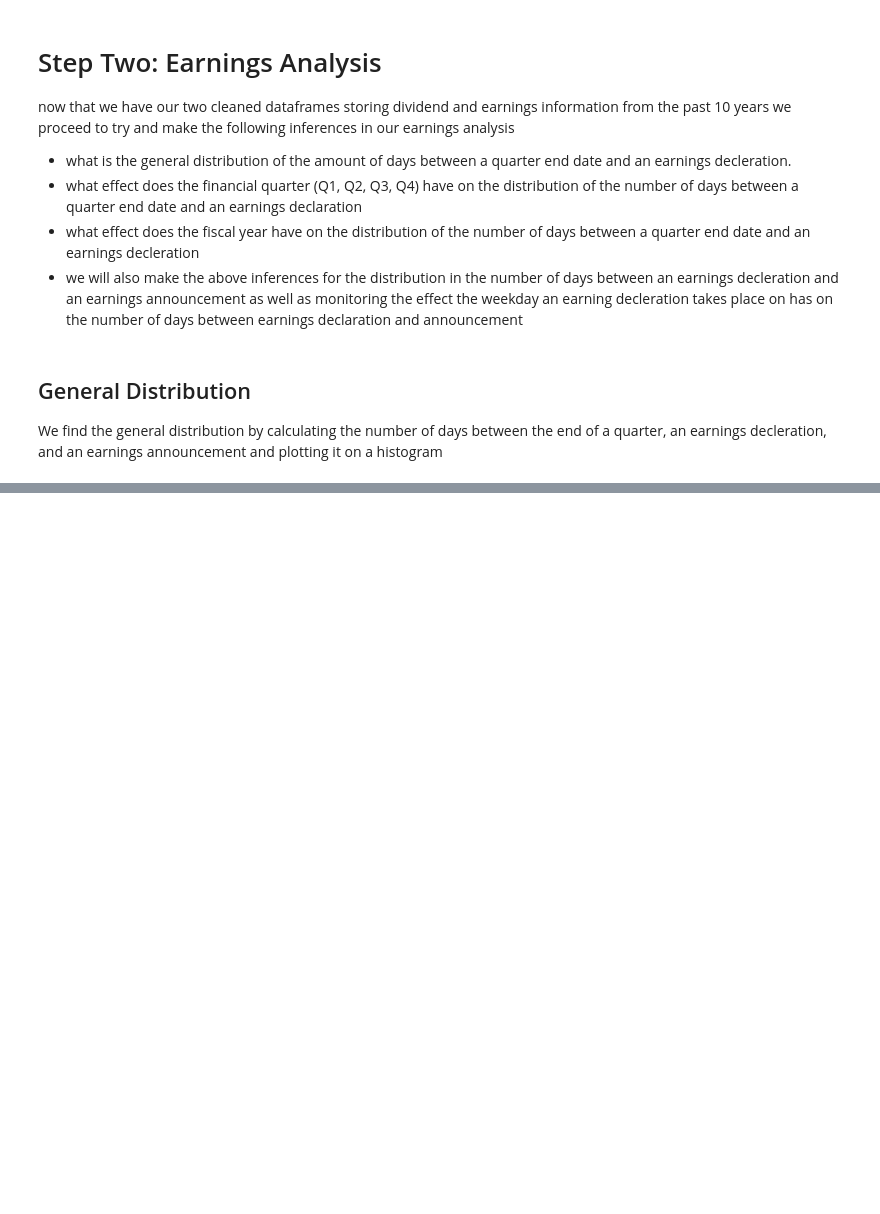
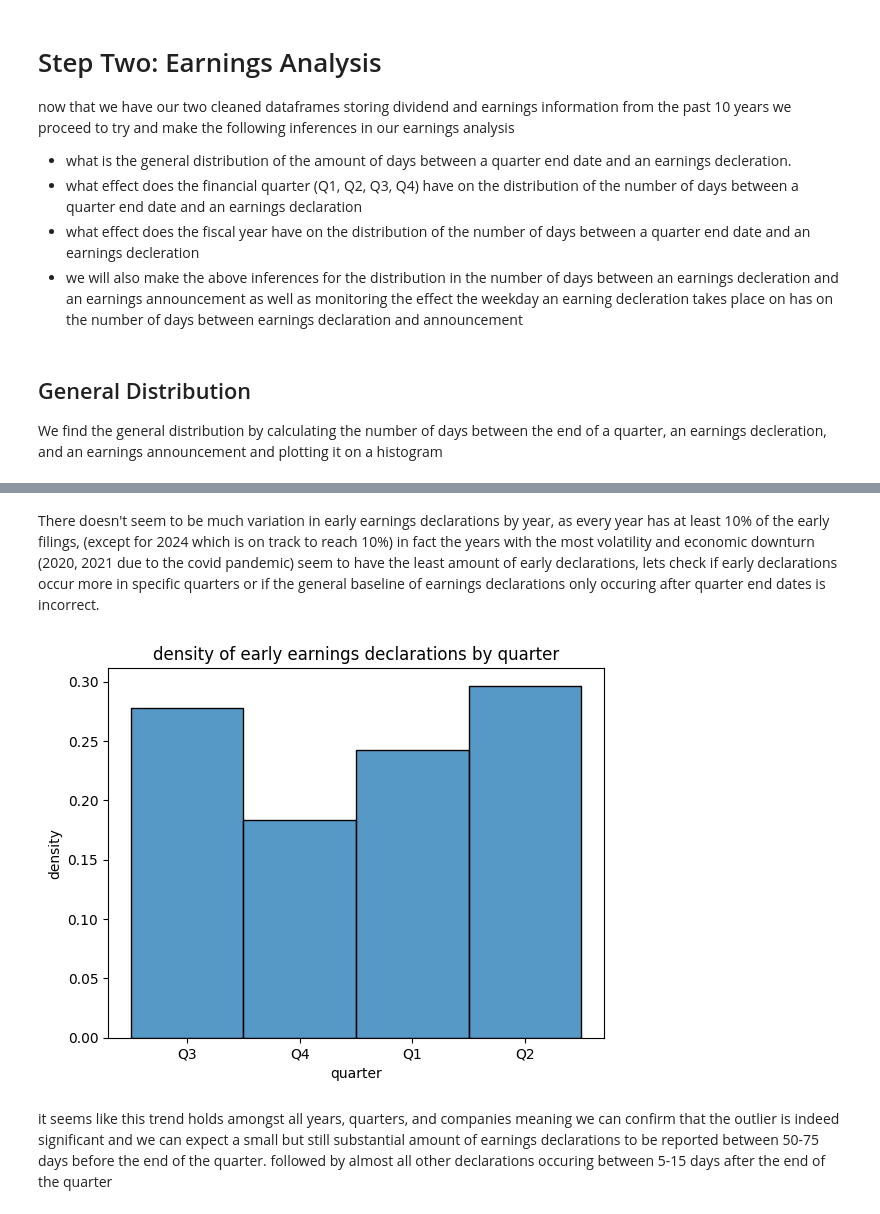
Before and after one commit to Barak-Horowitz/Walleye-Capital-Case-Study, a Jupyter notebook: dividendPrediction.ipynb, the cells around one changed output, grey strips where cells are left out. Drawn from its saved outputs; the diff is of its cells as text; code cells hidden in the pictures; blank space fills up the shorter version.

```diff
--- a/dividendPrediction.ipynb
+++ b/dividendPrediction.ipynb
@@ -245,0 +306,13 @@ plt.show()
+# %% [markdown]
+There doesn't seem to be much variation in early earnings declarations by year, as every year has at least 10% of the early filings, (except for 2024 which is on track to reach 10%) in fact the years with the most volatility and economic downturn (2020, 2021 due to the covid pandemic) seem to have the least amount of early declarations, lets check if early declarations occur more in specific quarters or if the general baseline of earnings declarations only occuring after quarter end dates is incorrect.
+# %%
+num_bins = 4
+sns.histplot(data=early_declarations_df, x="Quarter", bins=num_bins, stat='density')
+plt.xlabel('quarter')
+plt.ylabel('density')
+plt.title('density of early earnings declarations by quarter')
+plt.show()
+# %% [output]
+[figure, added]
+# %% [markdown]
+it seems like this trend holds amongst all years, quarters, and companies meaning we can confirm that the outlier is indeed significant and we can expect a small but still substantial amount of earnings declarations to be reported between 50-75 days before the end of the quarter. followed by almost all other declarations occuring between 5-15 days after the end of the quarter
```
Also changed, not shown: parts of 19 cells of this notebook.
